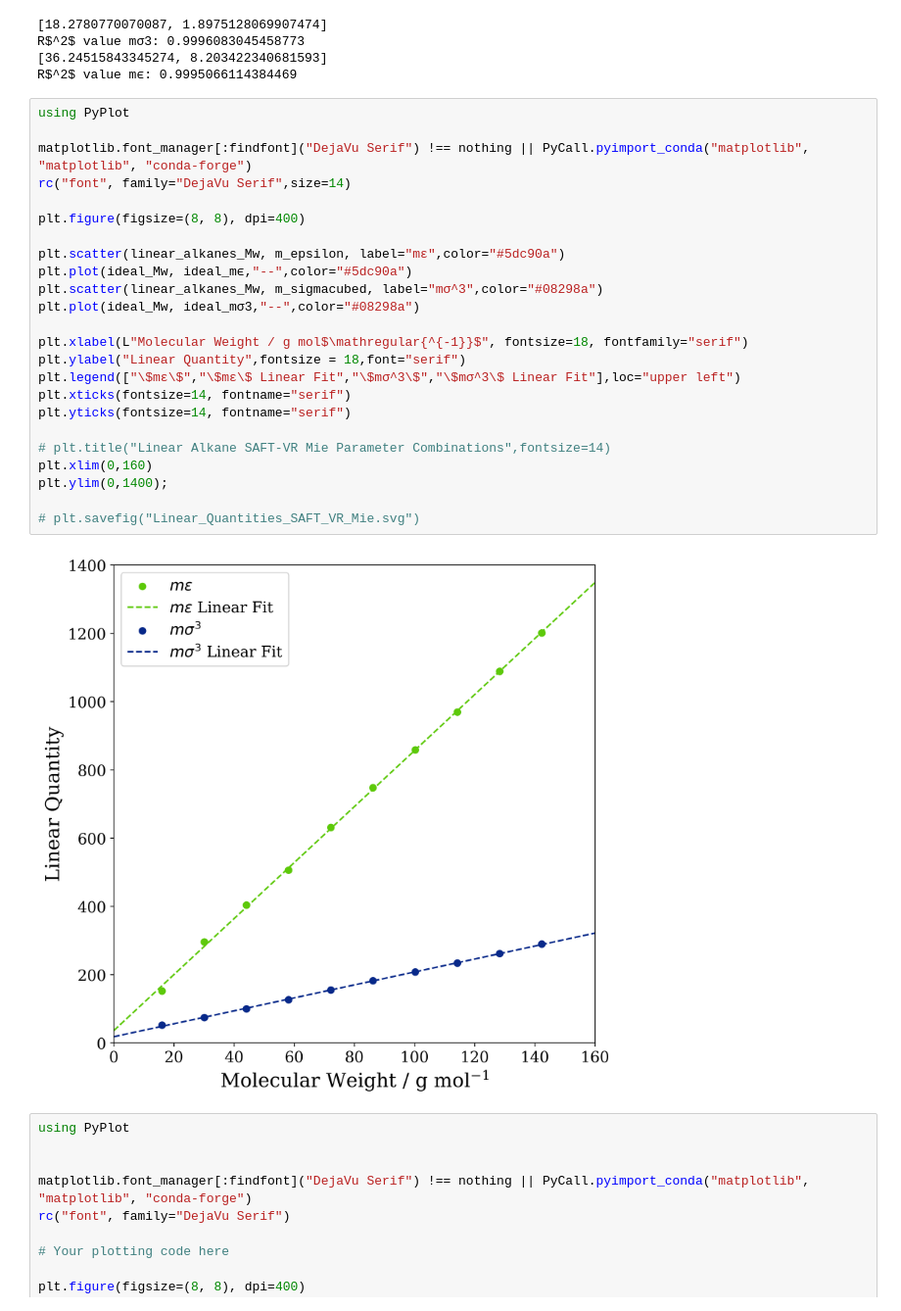
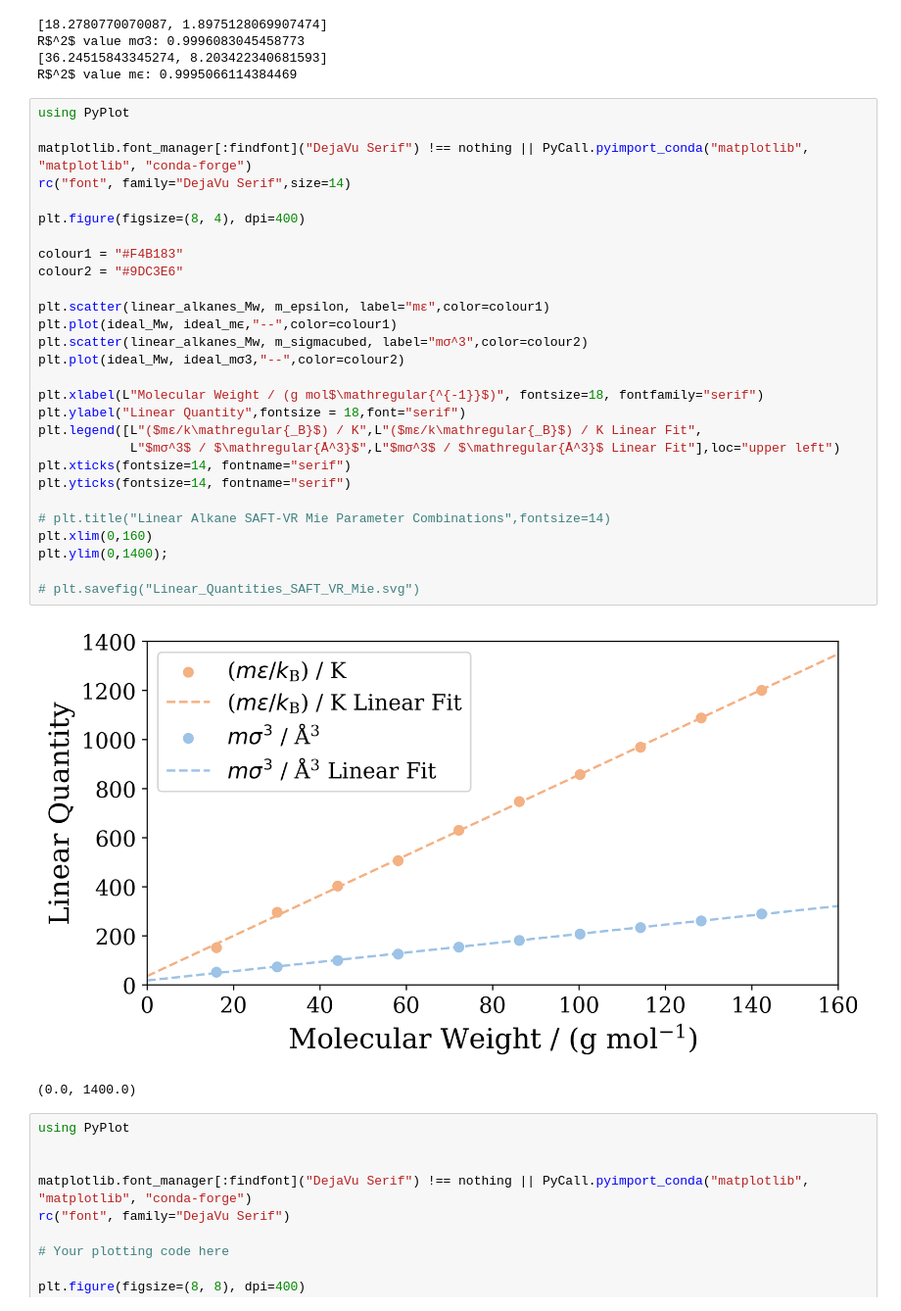
Before and after one commit to lucpaoli/SAFT_ML, a Jupyter notebook: saftvrmie_params/validation_data_open_and_analysis.ipynb, the cells around one changed output. Shown at 98% size. Cells and saved outputs as stored; diff of their text form.

Commit message:
added plotting functions

```diff
--- a/saftvrmie_params/validation_data_open_and_analysis.ipynb
+++ b/saftvrmie_params/validation_data_open_and_analysis.ipynb
@@ -106,29 +104,34 @@ R$^2$ value mϵ: 0.9995066114384469
 # %%
 using PyPlot
 
 matplotlib.font_manager[:findfont]("DejaVu Serif") !== nothing || PyCall.pyimport_conda("matplotlib", "matplotlib", "conda-forge")
 rc("font", family="DejaVu Serif",size=14)
 
-plt.figure(figsize=(8, 8), dpi=400)
+plt.figure(figsize=(8, 4), dpi=400)
 
-plt.scatter(linear_alkanes_Mw, m_epsilon, label="mε",color="#5dc90a")
-plt.plot(ideal_Mw, ideal_mϵ,"--",color="#5dc90a")
-plt.scatter(linear_alkanes_Mw, m_sigmacubed, label="mσ^3",color="#08298a")
-plt.plot(ideal_Mw, ideal_mσ3,"--",color="#08298a")
+colour1 = "#F4B183"
+colour2 = "#9DC3E6"
 
-plt.xlabel(L"Molecular Weight / g mol$\mathregular{^{-1}}$", fontsize=18, fontfamily="serif")
+plt.scatter(linear_alkanes_Mw, m_epsilon, label="mε",color=colour1)
+plt.plot(ideal_Mw, ideal_mϵ,"--",color=colour1)
+plt.scatter(linear_alkanes_Mw, m_sigmacubed, label="mσ^3",color=colour2)
+plt.plot(ideal_Mw, ideal_mσ3,"--",color=colour2)
+
+plt.xlabel(L"Molecular Weight / (g mol$\mathregular{^{-1}}$)", fontsize=18, fontfamily="serif")
 plt.ylabel("Linear Quantity",fontsize = 18,font="serif")
-plt.legend(["\$mε\$","\$mε\$ Linear Fit","\$mσ^3\$","\$mσ^3\$ Linear Fit"],loc="upper left")
+plt.legend([L"($mε/k\mathregular{_B}$) / K",L"($mε/k\mathregular{_B}$) / K Linear Fit",
+            L"$mσ^3$ / $\mathregular{Å^3}$",L"$mσ^3$ / $\mathregular{Å^3}$ Linear Fit"],loc="upper left")
 plt.xticks(fontsize=14, fontname="serif")
 plt.yticks(fontsize=14, fontname="serif")
 
 # plt.title("Linear Alkane SAFT-VR Mie Parameter Combinations",fontsize=14)
 plt.xlim(0,160)
 plt.ylim(0,1400);
 
 # plt.savefig("Linear_Quantities_SAFT_VR_Mie.svg")
 # %% [output]
-[figure, old version]
+[figure, new version]
+(0.0, 1400.0)
 # %%
 using PyPlot
 
```
Also changed, not shown: parts of 1 cell of this notebook, 6 other files.
